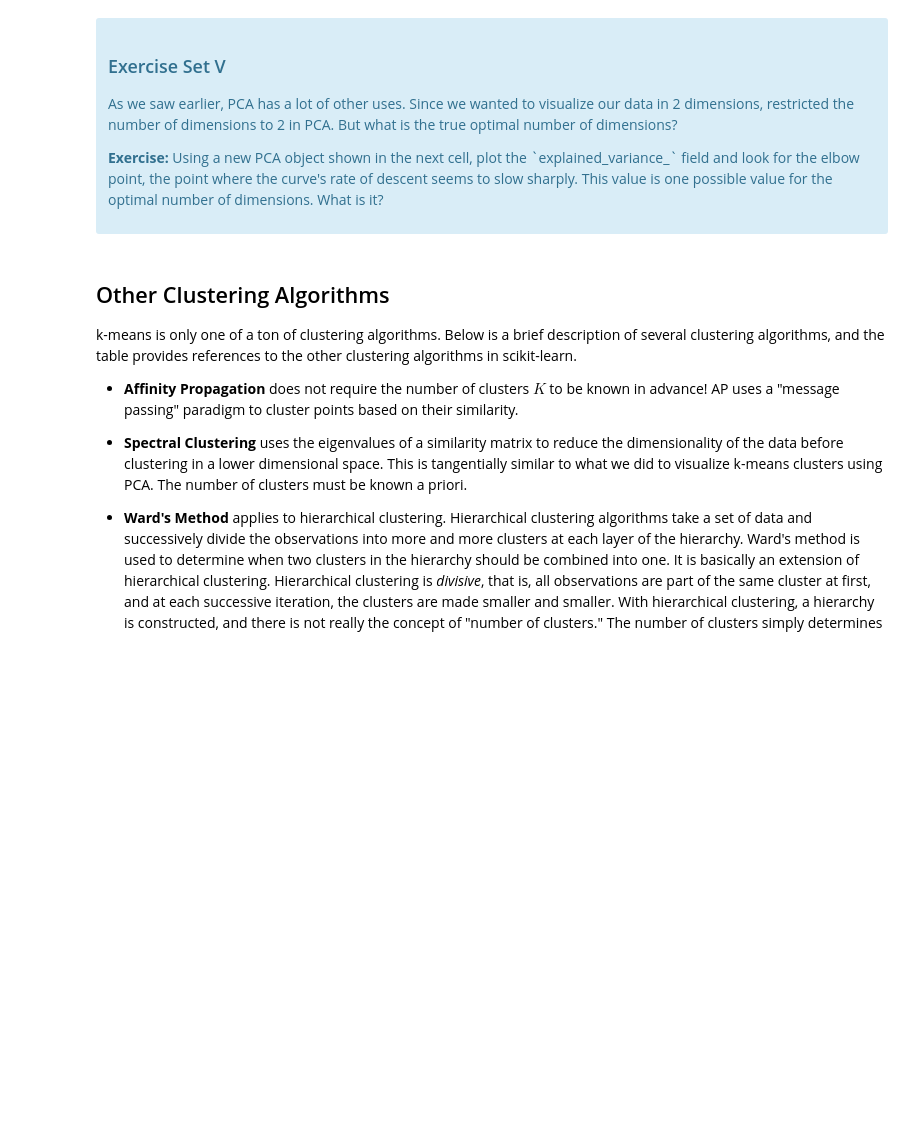
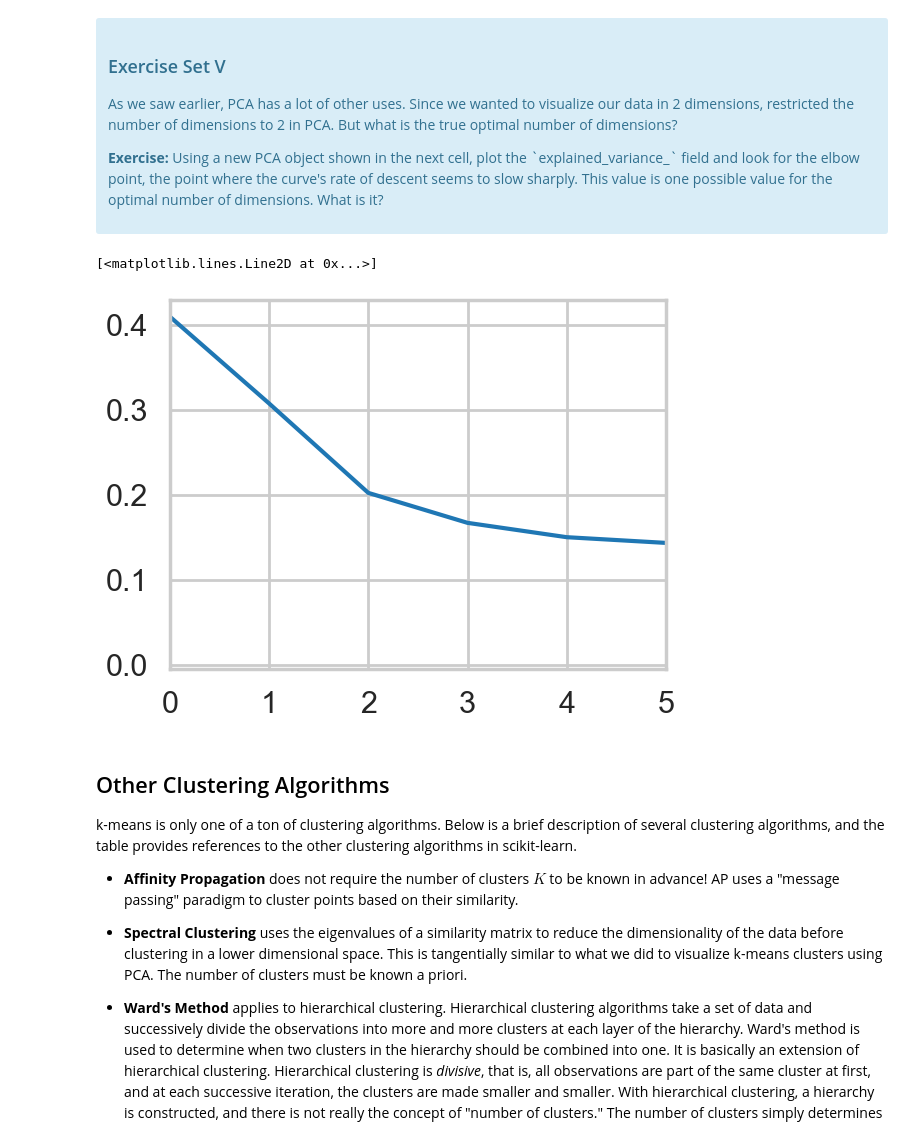
Before and after one commit to katxtong/UCSD-ML-Springboard, a Jupyter notebook: mec-16.2.6-clustering-mini-project/Mini_Project_Clustering.ipynb, the cells around one changed output. Cells and saved outputs as stored; diff of their text form; code cells hidden in the pictures; blank space fills up the shorter version.

```diff
--- a/mec-16.2.6-clustering-mini-project/Mini_Project_Clustering.ipynb
+++ b/mec-16.2.6-clustering-mini-project/Mini_Project_Clustering.ipynb
@@ -180,3 +385,15 @@ pca.fit(X)
+# %%
+#your turn
+covar_matrix = PCA(n_components=31)
+covar_matrix.fit(matrix_pca[x_cols])
+
+plt.xlim(0, 5)
+plt.plot(covar_matrix.explained_variance_)
+
+# elbow point is 2
+# %% [output]
+[<matplotlib.lines.Line2D at 0x...>]
+[figure, added]
 # %% [markdown]
 ## Other Clustering Algorithms
 
```
Also changed, not shown: parts of 18 cells of this notebook.
